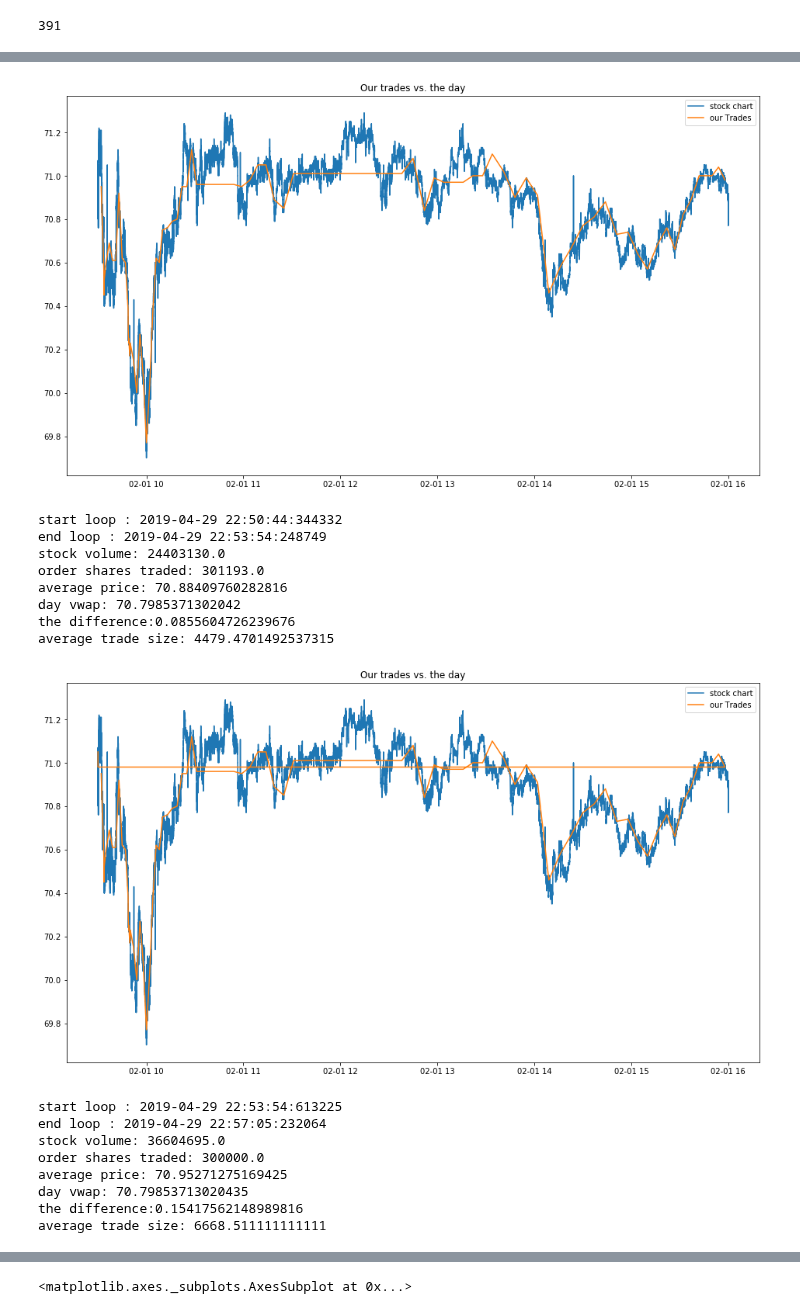
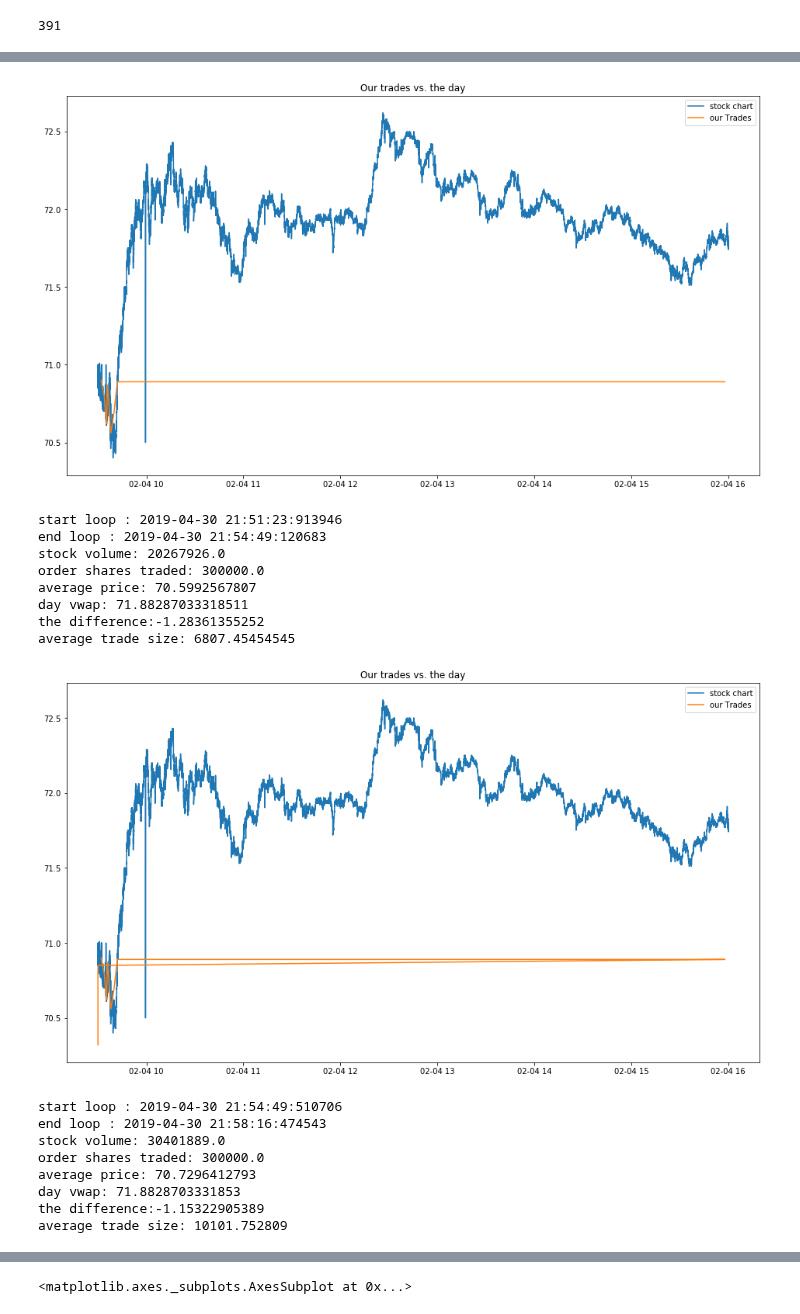
Before and after one commit to franklili3/Python-for-Finance-Engineering, a Jupyter notebook: homework4/homework4.ipynb, the cells around one changed output, grey strips where cells are left out. Saved outputs shown, nothing was run; the diff lists cells and outputs as text; code cells hidden in the pictures.

Commit message:
exceed trade with other date data

```diff
--- a/homework4/homework4.ipynb
+++ b/homework4/homework4.ipynb
@@ -128,8 +128,8 @@ dayquotes.to_pickle("SQ_quotes_20190201-04.zip")
 ## load processed data every time
 # %%
 taq = pd.read_pickle( 'SQ_taq_20190201-04.zip' )
-taq1 = taq['2019-02-01']
-taq2 = taq['2019-02-04']
+taq1 = taq['2019-02-01 09:30:00':'2019-02-01 16:00:00']
+taq2 = taq['2019-02-04 09:30:00':'2019-02-04 16:00:00']
 # %%
 daytrades = pd.read_pickle ( 'SQ_trades_20190201-04.zip' )
 daytrades1 = daytrades['2019-02-01 09:30:00':'2019-02-01 16:00:00']
@@ -309,12 +319,20 @@ def get_vwap_targets( order_size, coefs ):
                 coefs[ 4 ] * 390 ** 5 )
     bar_pcts = shift( bar_pcts, -1, cval=1 )
     return np.minimum( ( bar_pcts * order_size ).astype( int ), order_size )
+# %%
+# returns next minute target
+# scale the last value to ensure it converges to 1 by the end and then shift the series by back by one
+def get_vwap_targets( order_size ):
+    bar_pcts = predictions
+    bar_pcts = bar_pcts / predictions[ -1]
+    bar_pcts = shift( bar_pcts, -1, cval=1 )
+    return np.minimum( ( bar_pcts * order_size ).astype( int ), order_size )
 # %%
 order_quantity = 300000
 # %%
 # generate target schedule - use bins 1 - 390 giving an automatic 1 minute "look ahead"
 # note that targets have been converted to shares from percent
-order_targets = get_vwap_targets( order_quantity, lm2.coef_ )
+order_targets = get_vwap_targets( order_quantity )
 # %%
 len(order_targets)
 # %% [output]
@@ -351,7 +374,7 @@ for n in (1, 2):
         quantity_filled = 0
         # main event loop
         show_time( 'start loop' )
-        for index, row in taq.iterrows():
+        for index, row in taq2.iterrows():
             # figure out which minute we are in after the open
             time_from_open = ( index - pd.Timedelta( hours = 9, minutes = 30 ) )
             minutes_from_open = ( time_from_open.hour * 60 ) + time_from_open.minute
@@ -444,7 +467,7 @@ for n in (1, 2):
         print('the difference:' + str(avg_price - day_vwap))
         print( 'average trade size: ' + str( trades_df[ 'trade_qty' ].mean() ) )
         fig, ax1 = plt.subplots( figsize = ( 16, 9 ) )
-        ax1.plot( daytrades[ 'trade_price' ], label = 'stock chart' )
+        ax1.plot( daytrades2[ 'trade_price' ], label = 'stock chart' )
         ax1.plot( trades_df[ 'trade_price' ], label = 'our Trades' )
         plt.title( 'Our trades vs. the day' )
         plt.legend()
@@ -547,7 +570,7 @@ for order_side in ('b', 's'):
     print('the difference:' + str(avg_price - day_vwap))
     print( 'average trade size: ' + str( trades_df[ 'trade_qty' ].mean() ) )
     fig, ax1 = plt.subplots( figsize = ( 16, 9 ) )
-    ax1.plot( daytrades[ 'trade_price' ], label = 'stock chart' )
+    ax1.plot( daytrades2[ 'trade_price' ], label = 'stock chart' )
     ax1.plot( trades_df[ 'trade_price' ], label = 'our Trades' )
     plt.title( 'Our trades vs. the day' )
     plt.legend()
@@ -564,18 +587,18 @@ average trade size: 2265.5757575757575
-[figure, old version]
+[figure, new version]
-start loop : 2019-04-29 22:50:44:344332
-end loop : 2019-04-29 22:53:54:248749
-stock volume: 24403130.0
-order shares traded: 301193.0
-average price: 70.88409760282816
-day vwap: 70.7985371302042
-the difference:0.0855604726239676
-average trade size: 4479.4701492537315
+start loop : 2019-04-30 21:51:23:913946
+end loop : 2019-04-30 21:54:49:120683
+stock volume: 20267926.0
+order shares traded: 300000.0
+average price: 70.5992567807
+day vwap: 71.88287033318511
+the difference:-1.28361355252
+average trade size: 6807.45454545
-[figure, old version]
+[figure, new version]
-start loop : 2019-04-29 22:53:54:613225
-end loop : 2019-04-29 22:57:05:232064
-stock volume: 36604695.0
+start loop : 2019-04-30 21:54:49:510706
+end loop : 2019-04-30 21:58:16:474543
+stock volume: 30401889.0
 order shares traded: 300000.0
-average price: 70.95271275169425
-day vwap: 70.79853713020435
-the difference:0.15417562148989816
-average trade size: 6668.511111111111
+average price: 70.7296412793
+day vwap: 71.8828703331853
+the difference:-1.15322905389
+average trade size: 10101.752809
```
Also changed, not shown: parts of 9 cells of this notebook, 1 other file.
